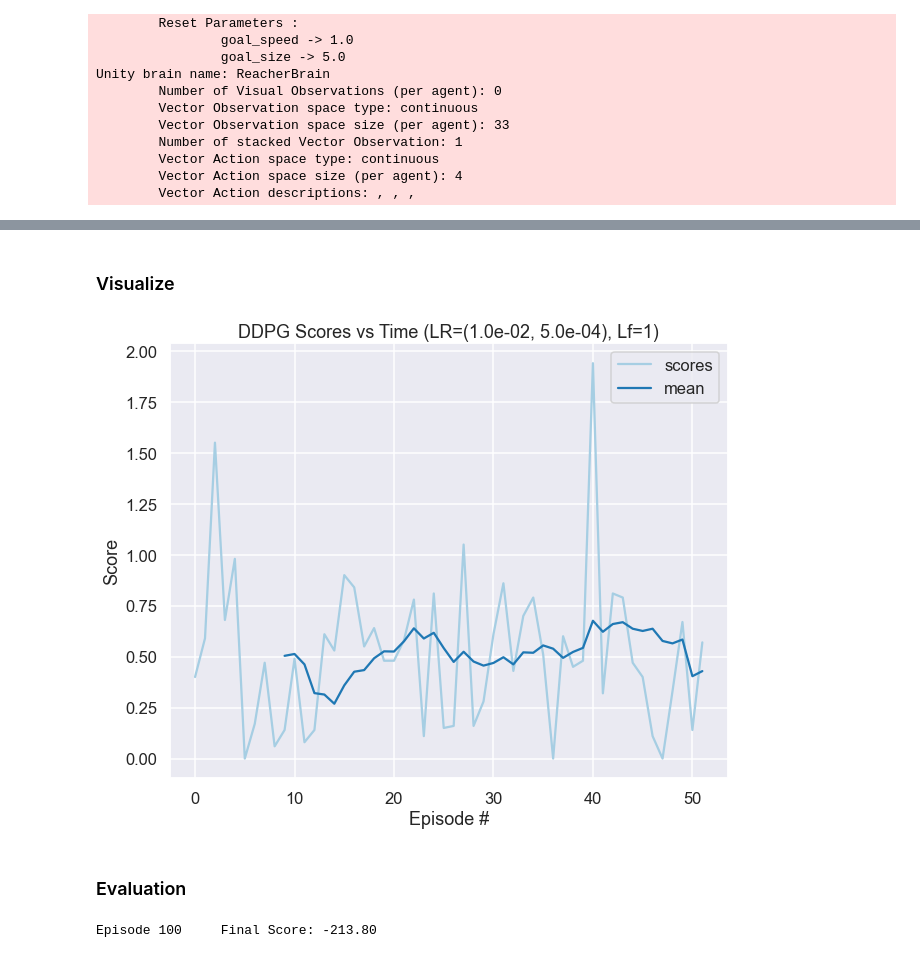
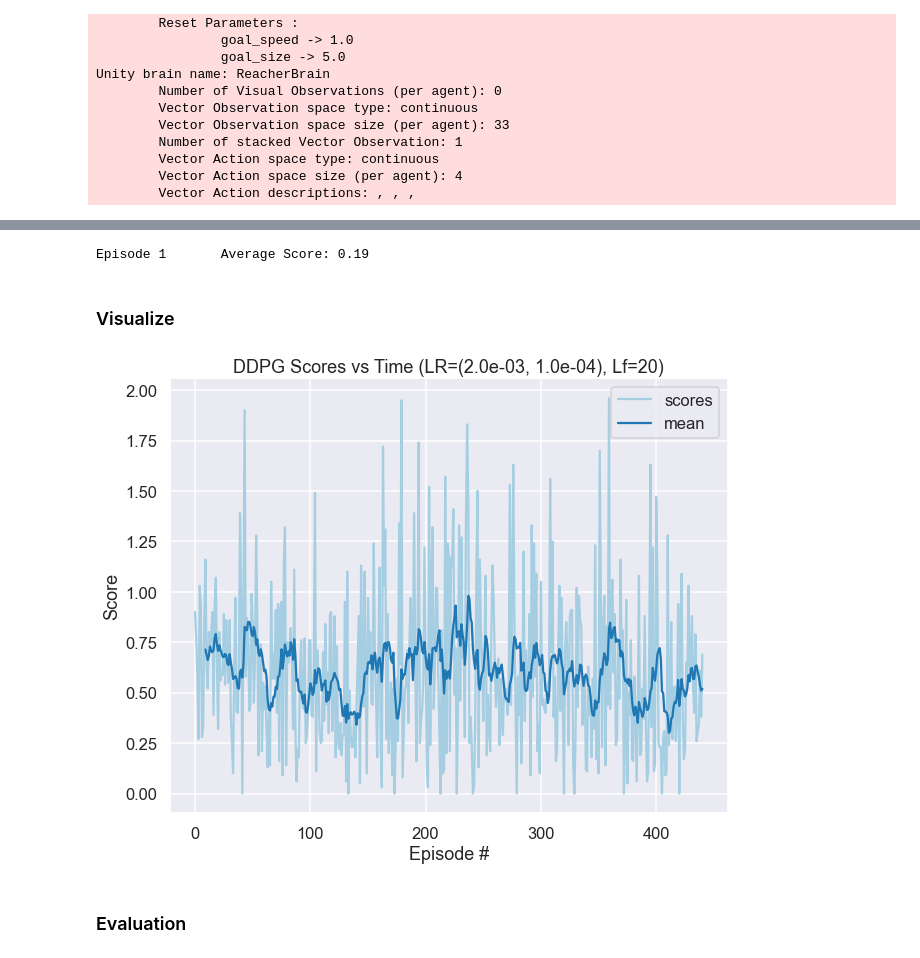
Before and after one commit to amcumber/udacity-rl-continuous-control, a Jupyter notebook: Continuous_Control.ipynb, the cells around one changed output, grey strips where cells are left out. Drawn from its saved outputs; the diff is of its cells as text; code cells hidden in the pictures.

```diff
--- a/Continuous_Control.ipynb
+++ b/Continuous_Control.ipynb
@@ -261,3 +340,0 @@ Unity brain name: ReacherBrain
-# %%
-with envh as env:
-    scores = trainer.train()
@@ -266,0 +348,5 @@ EnvironmentResetError: Must Reset Kernel - due to bug in UnityAgents
+# %%
+actor_lr = (1e-4, 1e-3, 2e-3)
+critic_lr = (1e-4, 1e-3, 2e-3)
+lr_combo = [(alr, clr) for alr in actor_lr for clr in critic_lr]
+info = []
@@ -266,0 +407,4 @@ EnvironmentResetError: Must Reset Kernel - due to bug in UnityAgents
+# %%
+alr =  2e-3
+clr = 1e-4
+learn_fs = (1, 5, 10, 15, 20)
@@ -266,0 +537,2 @@ EnvironmentResetError: Must Reset Kernel - due to bug in UnityAgents
+# %%
+envh, agent, trainer = main()
@@ -267,2 +557,6 @@ EnvironmentResetError: Must Reset Kernel - due to bug in UnityAgents
+# %%
+scores = trainer.train()
+# %% [output]
+Episode 1       Average Score: 0.19
 # %% [markdown]
 ### Visualize
@@ -271,26 +563,27 @@ trainer.n_workers
 # %%
-sns.set_style('darkgrid')
-sns.set_context('talk')
-sns.set_palette('Paired')
-cmap = sns.color_palette('Paired')
-i_map = 0
-if trainer.n_workers > 1:
-    scores = np.mean(np.array(trainer.scores_).squeeze(), 1)
-else:
-    scores = np.array(trainer.scores_).squeeze()
-alr, clr, lf = trainer.agent.lr_actor, trainer.agent.lr_critic, trainer.agent.learn_f
-score_df = pd.DataFrame({'scores': scores})
-score_df = score_df.assign(mean=lambda df: df.rolling(10).mean()['scores'])
+def plot_scores(trainer, i_map=0):
+    sns.set_style('darkgrid')
+    sns.set_context('talk')
+    sns.set_palette('Paired')
+    cmap = sns.color_palette('Paired')
+    if trainer.n_workers > 1:
+        scores = np.mean(np.array(trainer.scores_).squeeze(), 1)
+    else:
+        scores = np.array(trainer.scores_).squeeze()
+    alr, clr, lf = trainer.agent.lr_actor, trainer.agent.lr_critic, trainer.agent.learn_f
+    score_df = pd.DataFrame({'scores': scores})
+    score_df = score_df.assign(mean=lambda df: df.rolling(10).mean()['scores'])
 
-fig ,ax = plt.subplots(1,1, figsize=(10,8))
+    fig ,ax = plt.subplots(1,1, figsize=(10,8))
 
-ax = score_df.plot(ax=ax, color=cmap[2*(i_map%3):])
-ax.set_title(f'DDPG Scores vs Time (LR=({alr:.1e}, {clr:.1e}), Lf={lf})')
-ax.set_xlabel('Episode #')
-ax.set_ylabel('Score')
-plt.show()
+    ax = score_df.plot(ax=ax, color=cmap[2*(i_map%3):])
+    ax.set_title(f'DDPG Scores vs Time (LR=({alr:.1e}, {clr:.1e}), Lf={lf})')
+    ax.set_xlabel('Episode #')
+    ax.set_ylabel('Score')
+    plt.show()
+plot_scores(trainer)
 # %% [output]
-[figure, old version]
+[figure, new version]
 # %% [markdown]
 ### Evaluation
 # %%
@@ -305,5 +603,3 @@ trainer = Trainer(
 )
 # %%
-scores = trainer.eval(n_episodes=100, render=False)
+scores = etrainer.eval(n_episodes=100, render=False)
-# %% [output]
-Episode 100     Final Score: -213.80
```
Also changed, not shown: parts of 23 cells of this notebook, 3 other files.
